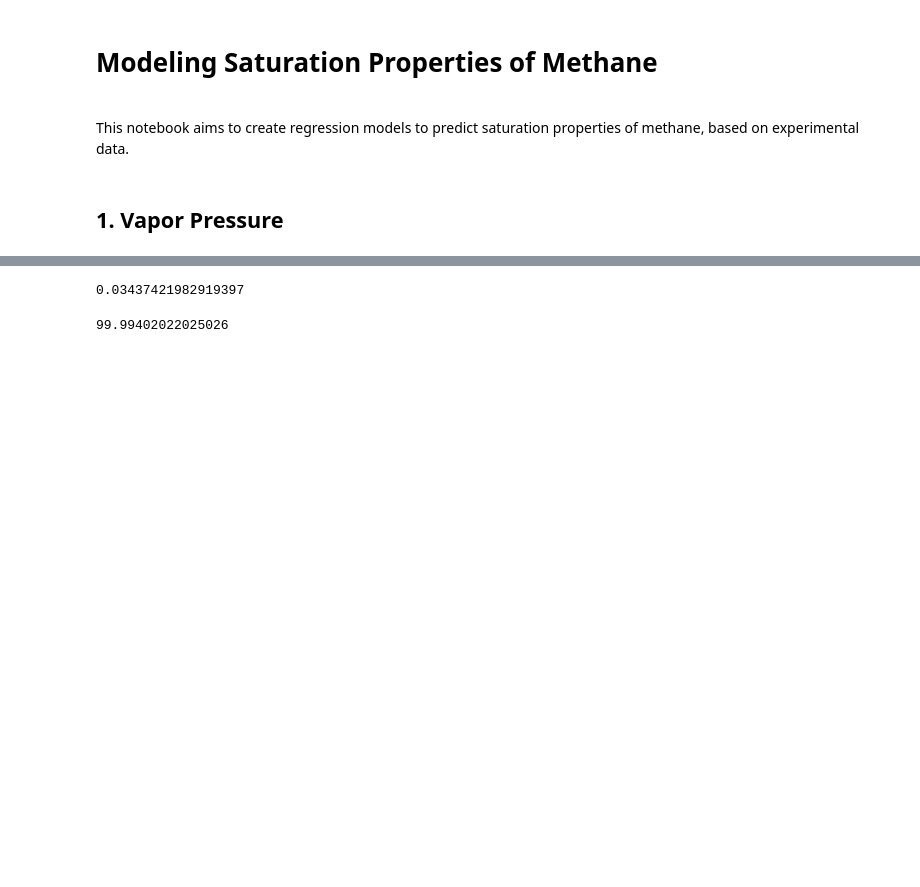
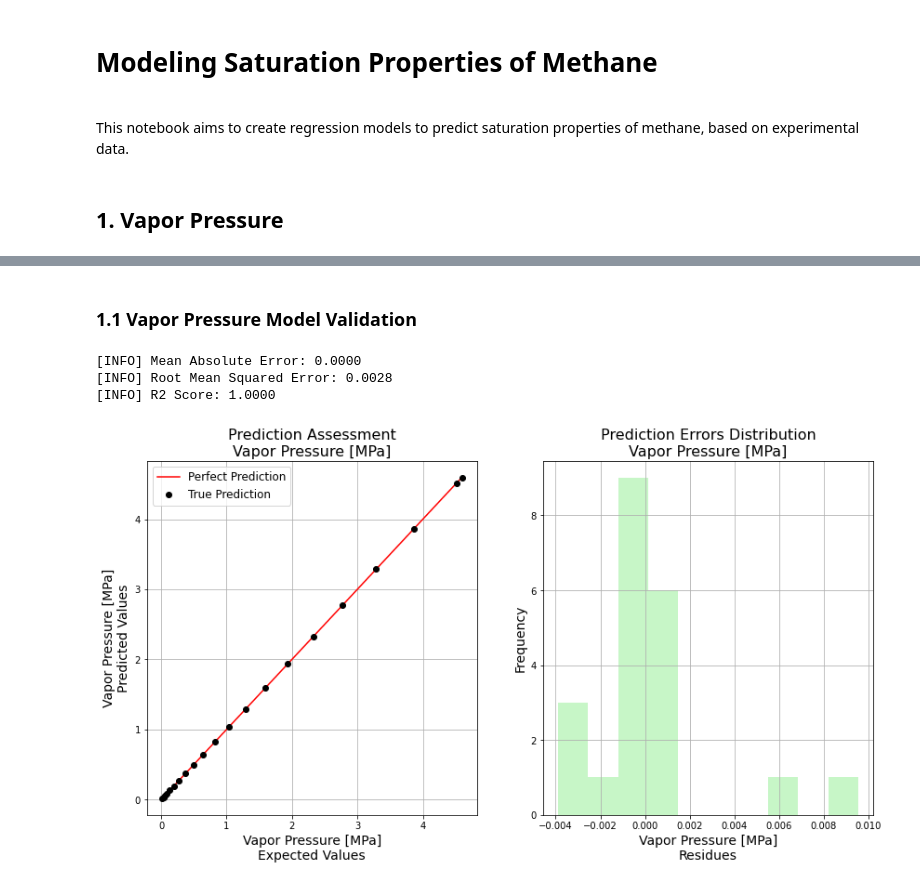
Before and after one commit to IAugustoMZ/feq1002_finalwork, a Jupyter notebook: analysis/modeling_saturation_prop_methane.ipynb, the cells around one changed output, grey strips where cells are left out. Saved outputs shown, nothing was run; the diff lists cells and outputs as text; code cells hidden in the pictures; blank space fills up the shorter version.

Commit message:
Vapor pressure and saturation temperature models validations, saturated liquid methane modeling for specific volume

```diff
--- a/analysis/modeling_saturation_prop_methane.ipynb
+++ b/analysis/modeling_saturation_prop_methane.ipynb
@@ -15,7 +15,10 @@ import warnings
 import sys
 sys.path.append('../modules/')
 from utils_functions import utils
-from property import FluidProperty
+from validation import validate
+from sklearn.linear_model import LinearRegression
+from sklearn.tree import DecisionTreeRegressor
+from sklearn.metrics import mean_absolute_error, mean_squared_error, r2_score
 
 ############################################# IMPORTANT DEFINITIONS ###########################################################
 RANDOM_SEED = 1002
@@ -24,5 +27,7 @@ MODEL_SAVE_FILEPATH = '../models'
 SATURATION_DATA_FILEPATH = '../data'
 SATURATION_FILENAME = 'SaturationProperties.xlsx'
 FLUID_CODE = 1 # methane
+basic = utils()
+validation = validate()
 # %% [markdown]
 ## 1. Vapor Pressure
@@ -43,9 +47,9 @@ data.head()
+# %% [markdown]
+### 1.1 Vapor Pressure Model Validation
 # %%
-fp = FluidProperty()
-fp.vapor_pressure(FLUID_CODE, 100)
+validation.vapor_pressure(data, FLUID_CODE)
 # %% [output]
-0.03437421982919397
+[INFO] Mean Absolute Error: 0.0000
+[INFO] Root Mean Squared Error: 0.0028
+[INFO] R2 Score: 1.0000
+[figure, added]
-# %%
-fp.sat_temperature(FLUID_CODE, 0.03437421982919397)
-# %% [output]
-99.99402022025026
```
Also changed, not shown: parts of 10 cells of this notebook, 4 other files.
